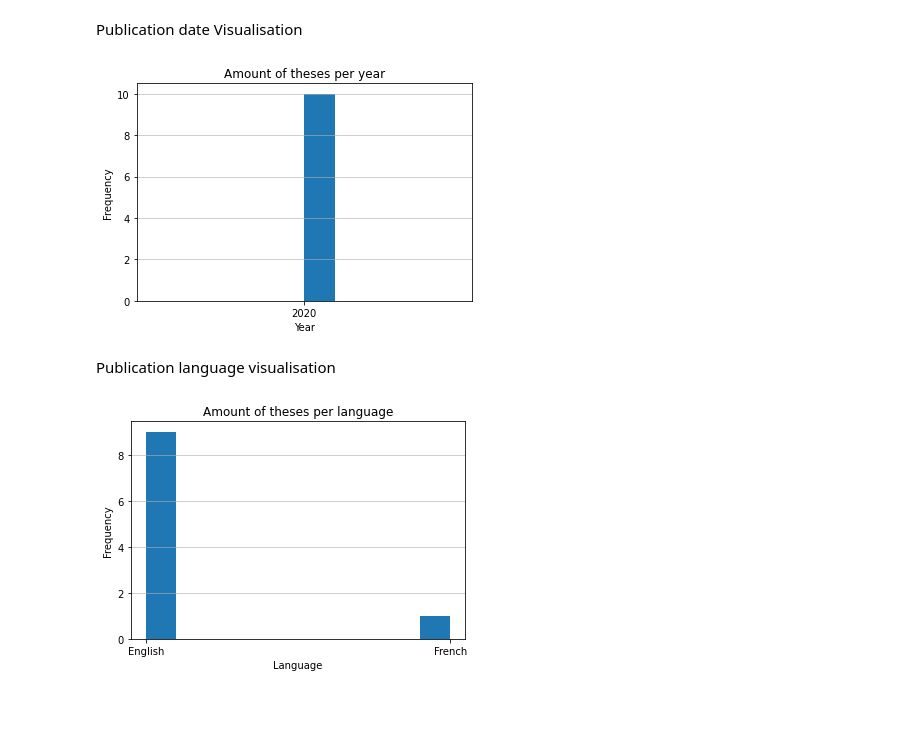
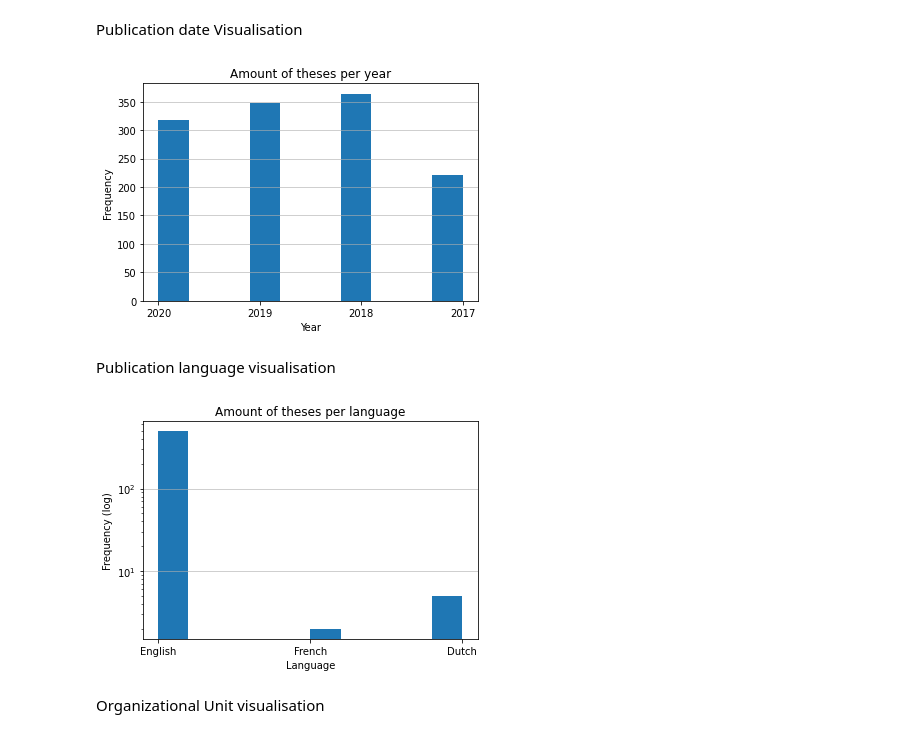
Before and after one commit to mcoonen/pure-etl, a Jupyter notebook: notebooks/etl_thesis.ipynb, the cells around one changed output. Cells and saved outputs as stored; diff of their text form; code cells hidden in the pictures; blank space fills up the shorter version.

Commit message:
Extended data frame and top-10 depts. visualisation

```diff
--- a/notebooks/etl_thesis.ipynb
+++ b/notebooks/etl_thesis.ipynb
@@ -49,27 +49,53 @@ items = root[2]
 # %% [markdown]
 Load publication data in data frame
 # %%
-df_cols = ["uuid", "title", "author", "year", "language"]
+df_cols = ["uuid", "title", "author", "author_uuid", "year", "language", "org_unit_uuid", "org_unit_extid", "org_unit_name", "doi"]
 rows = []
 
 for node in items.findall(".//thesis"):
     pub_uuid = node.attrib.get("uuid")
     pub_title = node.find("title").text
 
-    # TODO: cope with 'personAssociation' vs. 'externalPerson'
     if node.find("./personAssociations/personAssociation/person/name/text") is not None:
         pub_author = node.find("./personAssociations/personAssociation/person/name/text").text
+        pub_author_uuid = node.find("./personAssociations/personAssociation/person").attrib.get("uuid")
+    elif node.find("./personAssociations/personAssociation/externalPerson/name/text") is not None:
+        pub_author = node.find("./personAssociations/personAssociation/externalPerson/name/text").text
+        pub_author_uuid = node.find("./personAssociations/personAssociation/externalPerson").attrib.get("uuid")
     else:
-        pub_author = "N.A. / External"
+        pub_author = "NA"
+        pub_author_uuid = "NA"
 
     pub_year = node.find("./publicationStatuses/publicationStatus/publicationDate/year").text
     pub_lang = node.find("./language/term/text").text
 
+    if node.find("./personAssociations/personAssociation/organisationalUnits/organisationalUnit/name/text") is not None:
+        pub_org_unit_uuid = node.find("./personAssociations/personAssociation/organisationalUnits/organisationalUnit").attrib.get("uuid")
+        pub_org_unit_extid = node.find("./personAssociations/personAssociation/organisationalUnits/organisationalUnit").attrib.get("externalId")
+        # Ugly data quality replacement
+        if pub_org_unit_extid is None:
+            pub_org_unit_extid = "NA"
+        pub_org_unit_name = node.find("./personAssociations/personAssociation/organisationalUnits/organisationalUnit/name/text").text
+    else:
+        pub_org_unit_uuid = "NA"
+        pub_org_unit_name = "NA"
+
+
+    if node.find("./electronicVersions/electronicVersion/doi") is not None:
+        pub_doi = node.find("./electronicVersions/electronicVersion/doi").text
+    else:
+        pub_doi = "NA"
+
     rows.append({"uuid": pub_uuid,
                  "title" : pub_title,
                  "author" : pub_author,
+                 "author_uuid" : pub_author_uuid,
                  "year" : pub_year,
-                 "language" : pub_lang
+                 "language" : pub_lang,
+                 "org_unit_uuid" : pub_org_unit_uuid,
+                 "org_unit_extid" : pub_org_unit_extid,
+                 "org_unit_name" : pub_org_unit_name,
+                 "doi" : pub_doi
                 })
 
 pub_df = pd.DataFrame(rows, columns = df_cols)
@@ -87,15 +113,17 @@ plt.ylabel('Frequency')
 plt.title('Amount of theses per year')
 plt.show()
 # %% [output]
-[figure, old version]
+[figure, new version]
 # %% [markdown]
 Publication language visualisation
 # %%
-plt.hist(x=pub_df['language'])
+plt.hist(x=pub_df['language'], log=True)
 plt.grid(axis='y', alpha=0.75)
 plt.xlabel('Language')
-plt.ylabel('Frequency')
+plt.ylabel('Frequency (log)')
 plt.title('Amount of theses per language')
 plt.show()
 # %% [output]
-[figure, old version]
+[figure, new version]
+# %% [markdown]
+Organizational Unit visualisation
```
Also changed, not shown: parts of 2 cells of this notebook.
